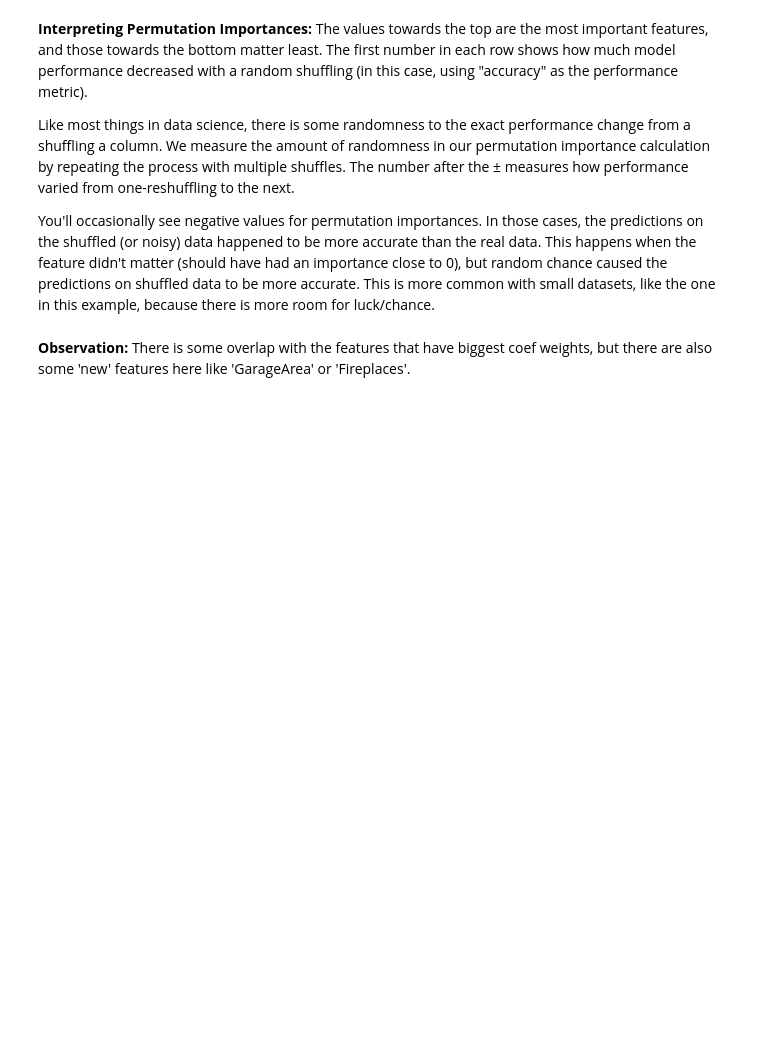
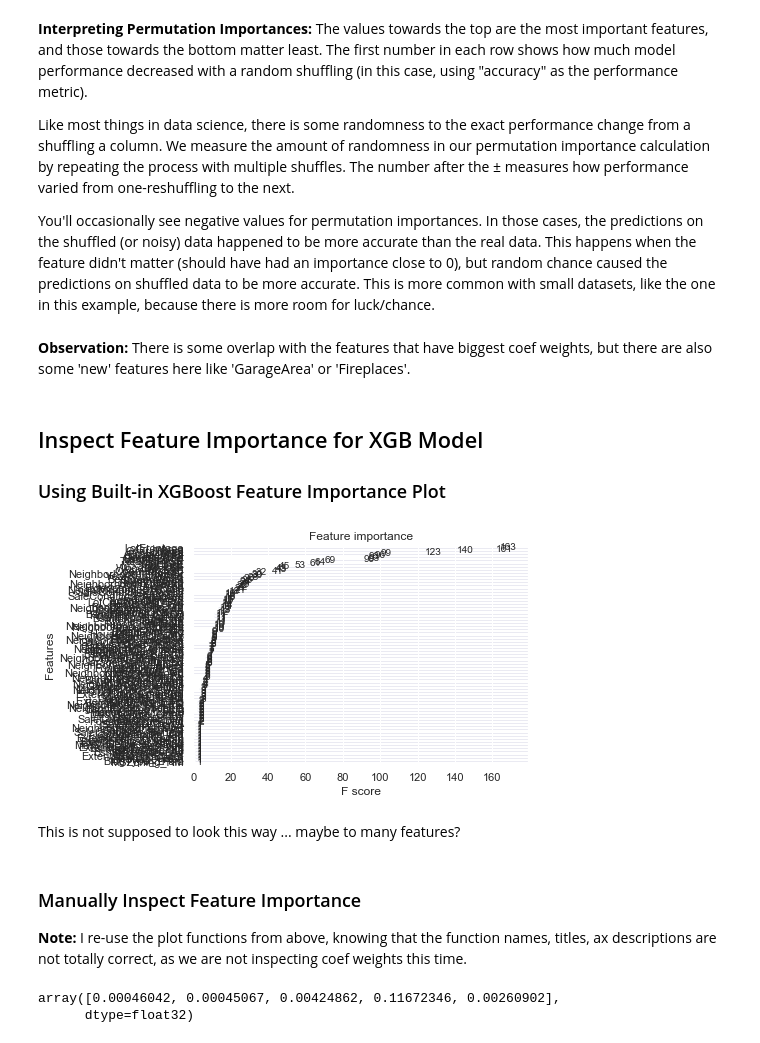
Before and after one commit to rbuerki/projects-ml, a Jupyter notebook: price_prediction_ames_housing/4-Interpretation_Feature_Importance.ipynb, the cells around one changed output. Saved outputs shown, nothing was run; the diff lists cells and outputs as text; code cells hidden in the pictures; blank space fills up the shorter version.

```diff
--- a/price_prediction_ames_housing/4-Interpretation_Feature_Importance.ipynb
+++ b/price_prediction_ames_housing/4-Interpretation_Feature_Importance.ipynb
@@ -54,9 +62,16 @@ pd.options.display.max_columns = 100
 # %%
 # Load labels, data and model
 %store -r feature_names
+%store -r feature_names_XGB
+
 elastic_net_final = joblib.load('models/elastic_net_final.pkl')
+XGB_final = joblib.load('models/XGB_final.pkl')
+
 EN_train = pd.read_csv('data/interim/train_opti_EN')
 EN_labels = pd.read_csv('data/interim/y_train_EN')
+
+XGB_features = pd.read_csv('data/interim/features_XGB')
+XGB_labels = pd.read_csv('data/interim/labels_XGB')
 # %% [markdown]
 ## Inspect Feature Importance for ElasticNet Model
 ### Calculate Coefficent Weights
@@ -245,3 +261,23 @@ Like most things in data science, there is some randomness to the exact performa
 You'll occasionally see negative values for permutation importances. In those cases, the predictions on the shuffled (or noisy) data happened to be more accurate than the real data. This happens when the feature didn't matter (should have had an importance close to 0), but random chance caused the predictions on shuffled data to be more accurate. This is more common with small datasets, like the one in this example, because there is more room for luck/chance.
 # %% [markdown]
 **Observation:** There is some overlap with the features that have biggest coef weights, but there are also some 'new' features here like 'GarageArea' or 'Fireplaces'.
+# %% [markdown]
+## Inspect Feature Importance for XGB Model
+
+### Using Built-in XGBoost Feature Importance Plot
+# %%
+plot_importance(XGB_final);
+# %% [output]
+[figure, added]
+# %% [markdown]
+This is not supposed to look this way ... maybe to many features?
+# %% [markdown]
+### Manually Inspect Feature Importance
+
+**Note:** I re-use the plot functions from above, knowing that the function names, titles, ax descriptions are not totally correct, as we are not inspecting coef weights this time.
+# %%
+# Look at feature importances of fitted model
+XGB_final.feature_importances_[:5]
+# %% [output]
+array([0.00046042, 0.00045067, 0.00424862, 0.11672346, 0.00260902],
+      dtype=float32)
```
Also changed, not shown: parts of 31 cells of this notebook, 2 other files.
